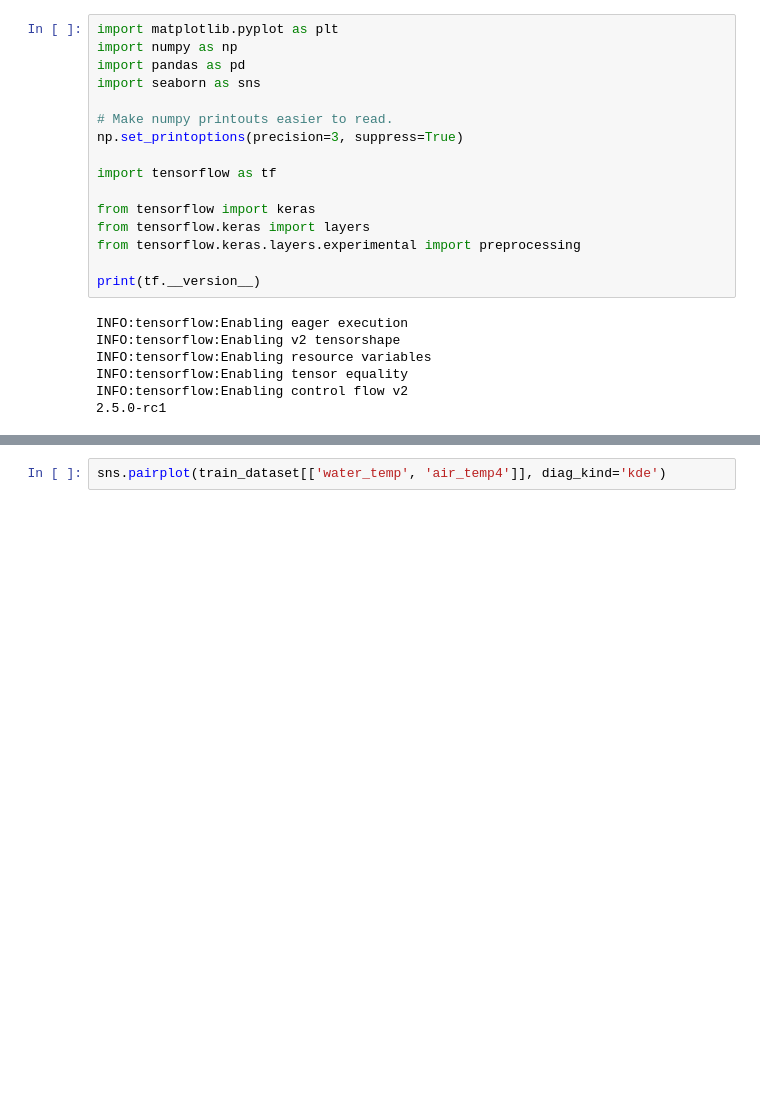
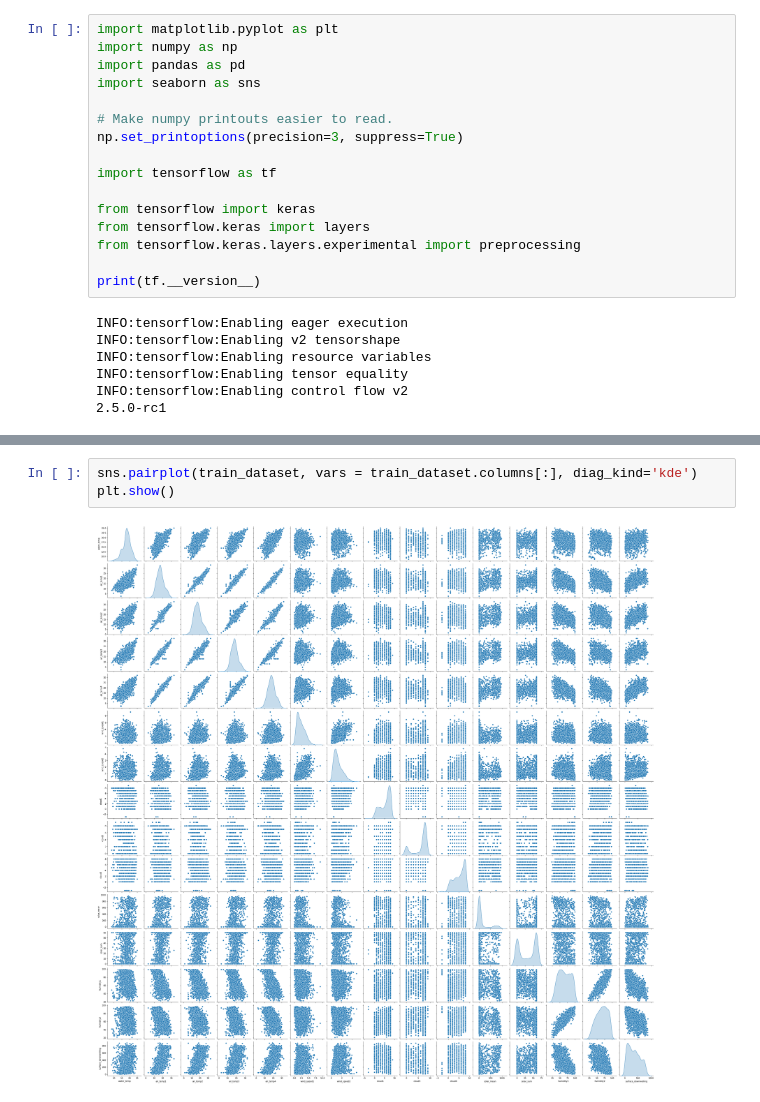
Before and after one commit to FlorianBeiser/MA8701, a Jupyter notebook: P3/P3.ipynb, the cells around one changed output, grey strips where cells are left out. Saved outputs shown, nothing was run; the diff lists cells and outputs as text; blank space fills up the shorter version.

```diff
--- a/P3/P3.ipynb
+++ b/P3/P3.ipynb
@@ -84,2 +101,5 @@ test_dataset = dataset.drop(train_dataset.index)
 # %%
-sns.pairplot(train_dataset[['water_temp', 'air_temp4']], diag_kind='kde')
+sns.pairplot(train_dataset, vars = train_dataset.columns[:], diag_kind='kde')
+plt.show()
+# %% [output]
+[figure, added]
```
Also changed, not shown: parts of 9 cells of this notebook.
